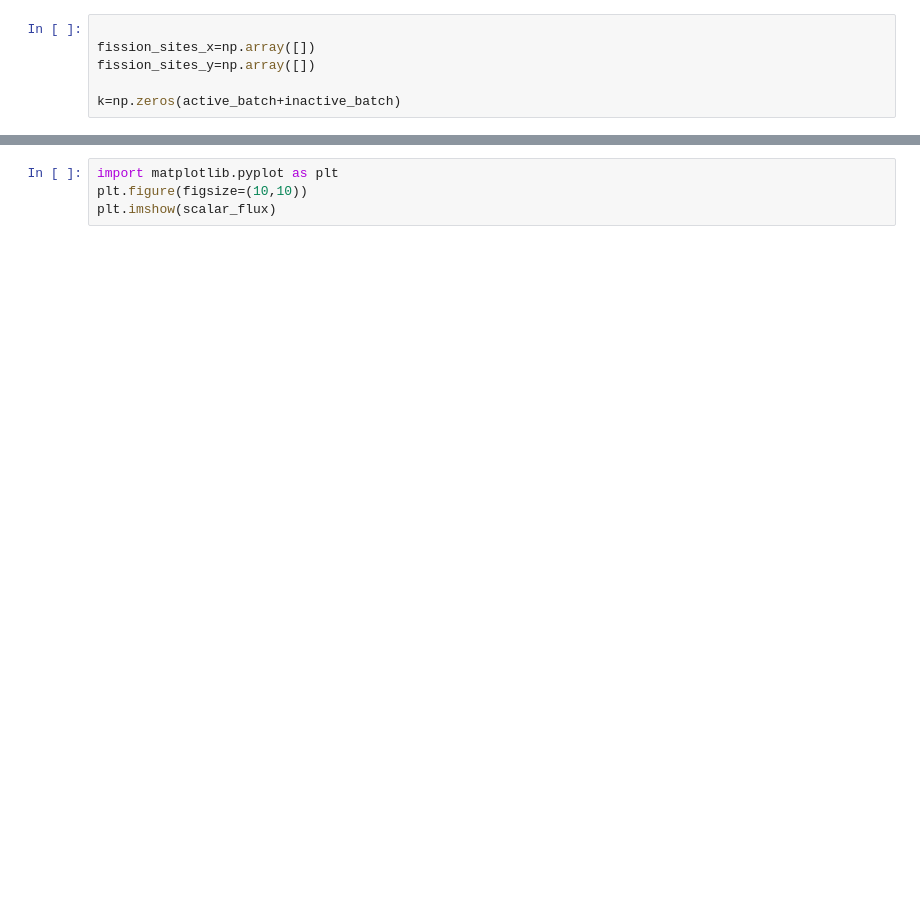
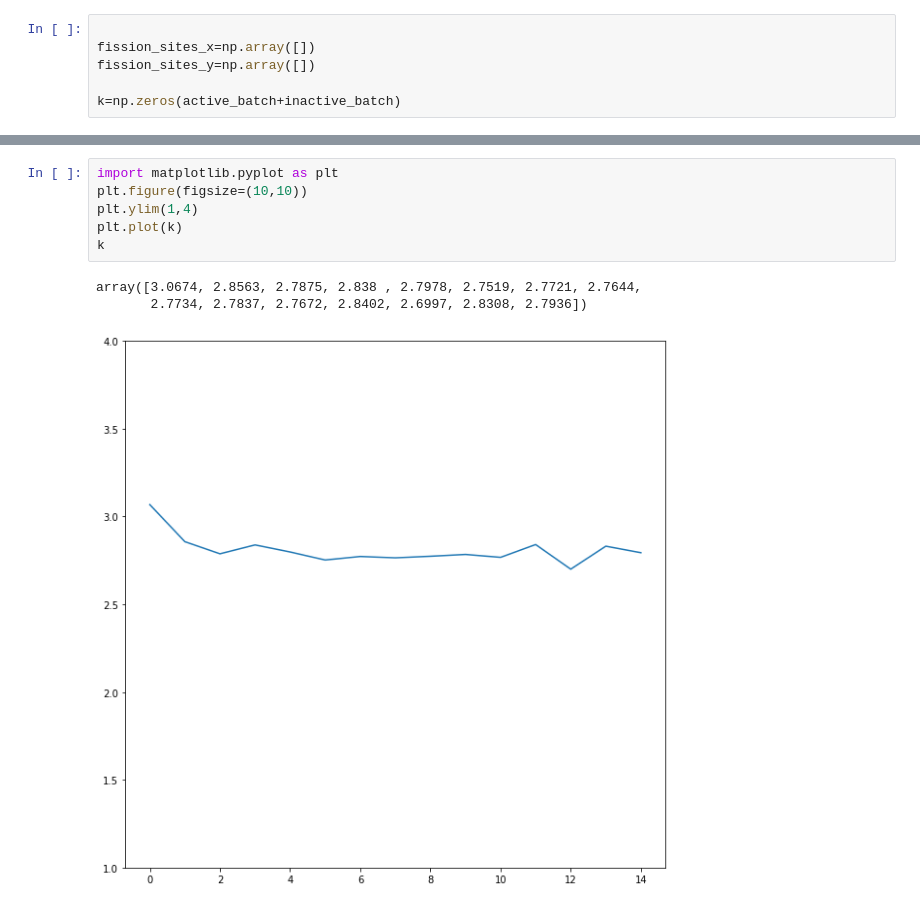
Before and after one commit to magnoxemo/mesh_amalgamation_test, a Jupyter notebook: src/main.ipynb, the cells around one changed output, grey strips where cells are left out. Drawn from its saved outputs; the diff is of its cells as text; blank space fills up the shorter version.

```diff
--- a/src/main.ipynb
+++ b/src/main.ipynb
@@ -271,6 +283,12 @@ print(np.mean(k[inactive_batch:]),"+/-",np.var(k[inactive_batch:]))
 # %%
 import matplotlib.pyplot as plt
 plt.figure(figsize=(10,10))
-plt.imshow(scalar_flux)
+plt.ylim(1,4)
+plt.plot(k)
+k
+# %% [output]
+array([3.0674, 2.8563, 2.7875, 2.838 , 2.7978, 2.7519, 2.7721, 2.7644,
+       2.7734, 2.7837, 2.7672, 2.8402, 2.6997, 2.8308, 2.7936])
+[figure, added]
 # %%
 scalar_flux
```
Also changed, not shown: parts of 7 cells of this notebook.
